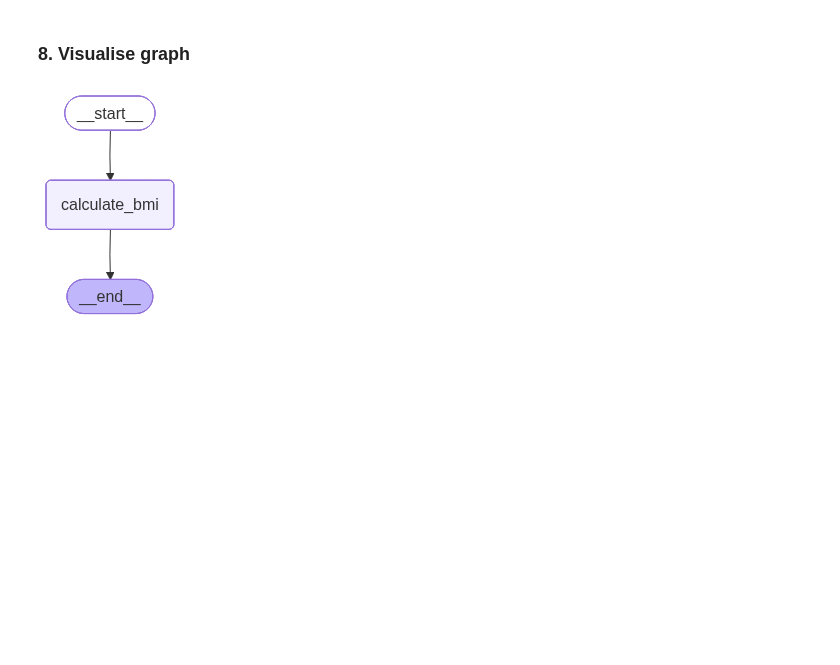
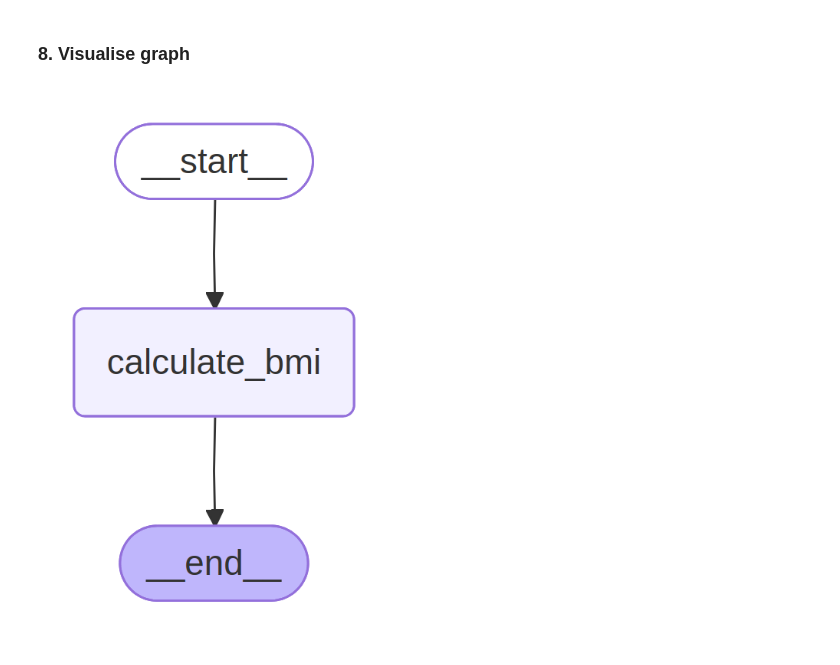
Before and after one commit to SWi7CHbladE/Langraph_Automation_exercise, a Jupyter notebook: 1.No_LLM.ipynb, the cells around one changed output. Drawn from its saved outputs; the diff is of its cells as text; code cells hidden in the pictures; blank space fills up the shorter version.

```diff
--- a/1.No_LLM.ipynb
+++ b/1.No_LLM.ipynb
@@ -56,6 +63,6 @@ if __name__ == "__main__":
 ### 8. Visualise graph
 # %%
 from IPython.display import Image
-Image(app.get_graph().draw_mermaid_png())
+Image(app.get_graph().draw_mermaid_png(draw_method=MermaidDrawMethod.PYPPETEER))
 # %% [output]
-[figure, old version]
+[figure, new version]
```
Also changed, not shown: parts of 1 cell of this notebook, 5 other files.
